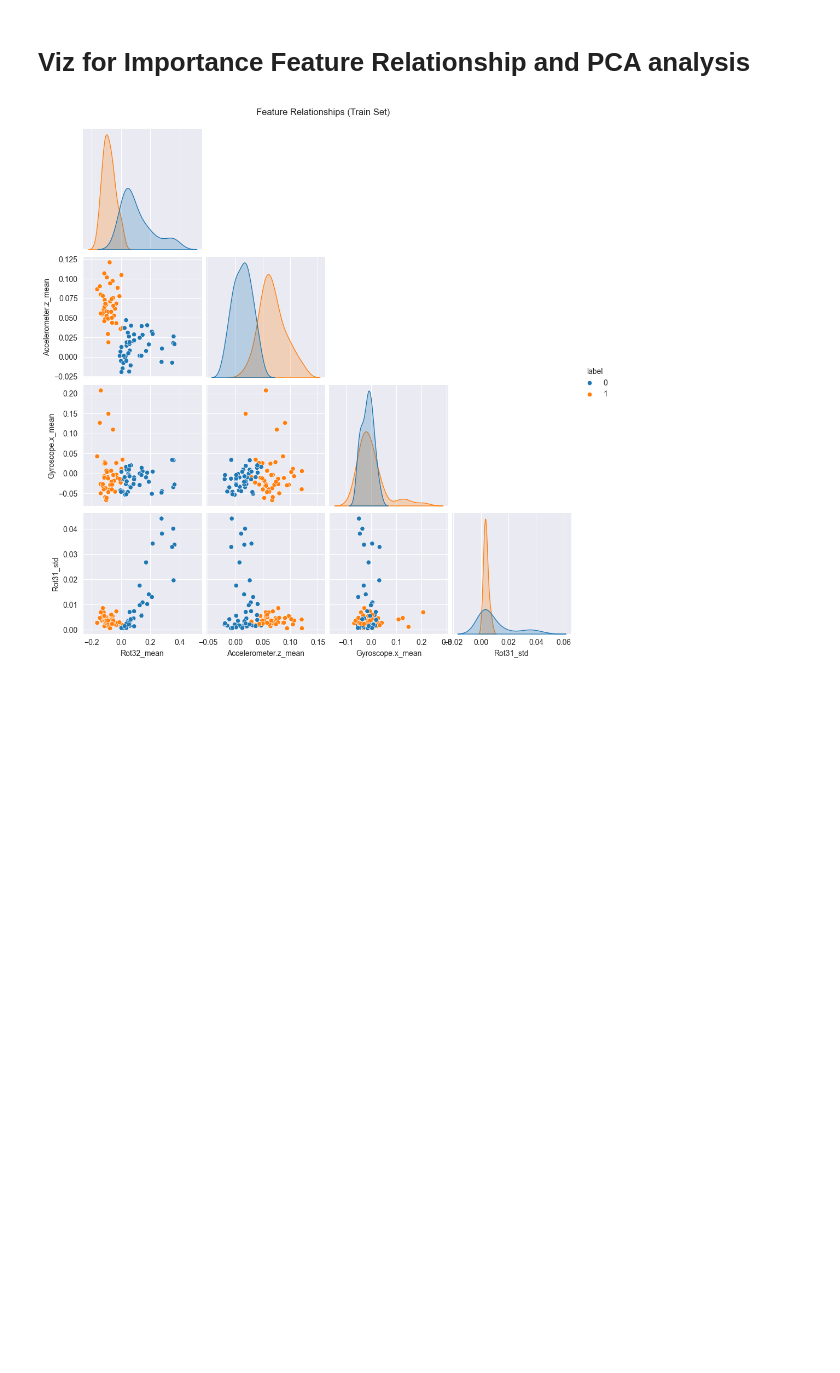
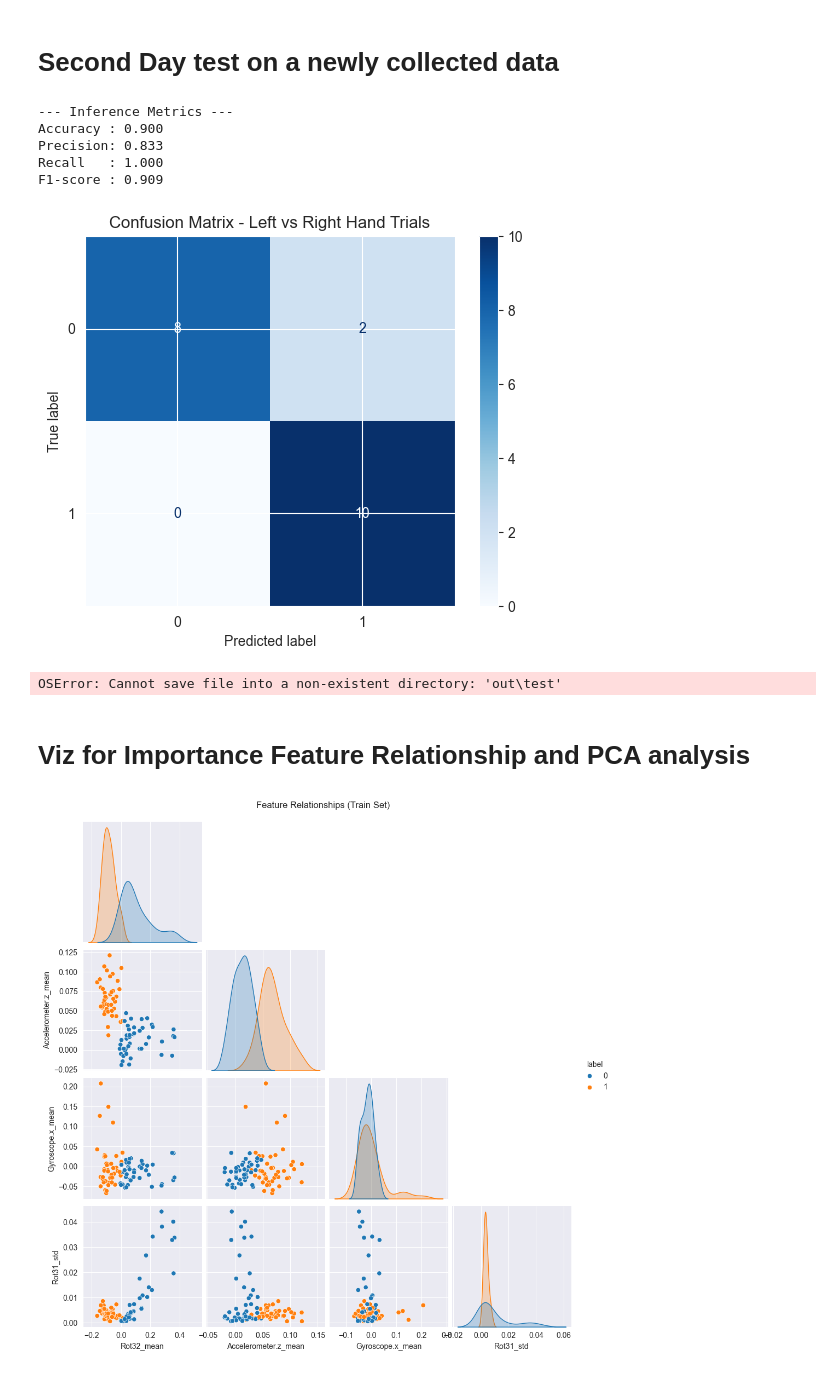
Before and after one commit to kidusabe1/Hand-Motion-Classifier, a Jupyter notebook: load_train_test.ipynb, the cells around one changed output. Drawn from its saved outputs; the diff is of its cells as text; code cells hidden in the pictures; blank space fills up the shorter version.

```diff
--- a/load_train_test.ipynb
+++ b/load_train_test.ipynb
@@ -387,3 +388,67 @@ Saved evaluation summary and plots to out_dir.
+# %% [markdown]
+# Second Day test on a newly collected data
+# %%
+MODEL_DIR = "out/test"
+DATA_DIR = "data/test"
+LEFT_DIR = os.path.join(DATA_DIR, "left")
+RIGHT_DIR = os.path.join(DATA_DIR, "right")
+
+
+def run_inference_on_folder(folder_path, label):
+    preds, labels = [], []
+    for file in os.listdir(folder_path):
+        if file.endswith(".csv"):
+            csv_path = os.path.join(folder_path, file)
+            pred_label, _ = clf.inference(csv_path)  # unpack tuple
+            preds.append(pred_label)
+            labels.append(label)
+    return preds, labels
+
+
+# ------------------ RUN INFERENCE ------------------
+left_preds, left_labels = run_inference_on_folder(LEFT_DIR, 0)
+right_preds, right_labels = run_inference_on_folder(RIGHT_DIR, 1)
+
+pred_map = {"left": 0, "right": 1}
+
+# Combine
+y_true = np.array(left_labels + right_labels)
+y_pred = np.array([pred_map[p] for p in left_preds + right_preds])
+
+# ------------------ METRICS ------------------
+acc = accuracy_score(y_true, y_pred)
+prec = precision_score(y_true, y_pred, pos_label=1)
+rec = recall_score(y_true, y_pred, pos_label=1)
+f1 = f1_score(y_true, y_pred, pos_label=1)
+
+print("\n--- Inference Metrics ---")
+print(f"Accuracy : {acc:.3f}")
+print(f"Precision: {prec:.3f}")
+print(f"Recall   : {rec:.3f}")
+print(f"F1-score : {f1:.3f}")
+#
+#  ------------------ CONFUSION MATRIX ------------------
+cm = confusion_matrix(y_true, y_pred, labels=[0,1])
+disp = ConfusionMatrixDisplay(confusion_matrix=cm, display_labels=[0,1])
+disp.plot(cmap="Blues")
+plt.title("Confusion Matrix - Left vs Right Hand Trials")
+plt.show()
+
+# ------------------ SAVE RESULTS ------------------
+results_df = pd.DataFrame({
+    "true_label": y_true,
+    "predicted_label": y_pred
+})
+results_df.to_csv(os.path.join(MODEL_DIR, "inference_results.csv"), index=False)
+print(f"\nResults saved to: {MODEL_DIR}/inference_results.csv")
+# %% [output]
+--- Inference Metrics ---
+Accuracy : 0.900
+Precision: 0.833
+Recall   : 1.000
+F1-score : 0.909
+[figure, added]
+OSError: Cannot save file into a non-existent directory: 'out\test'
 # %% [markdown]
 # Viz for Importance Feature Relationship and PCA analysis
 # %%
```
Also changed, not shown: parts of 7 cells of this notebook, 19 other files.
